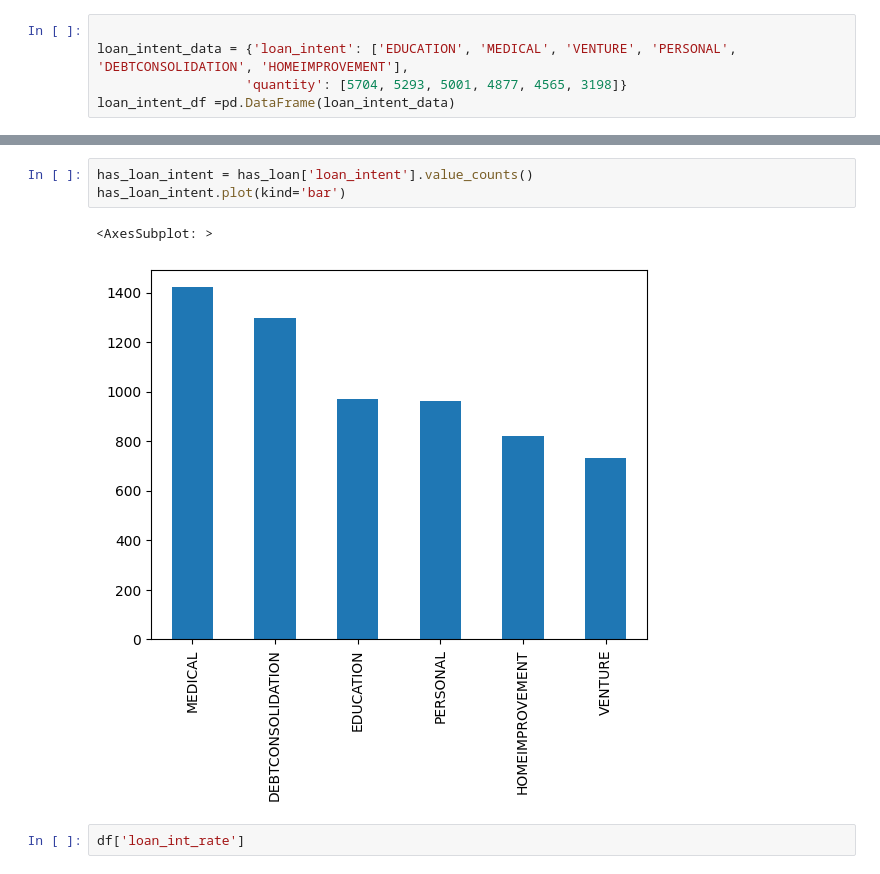
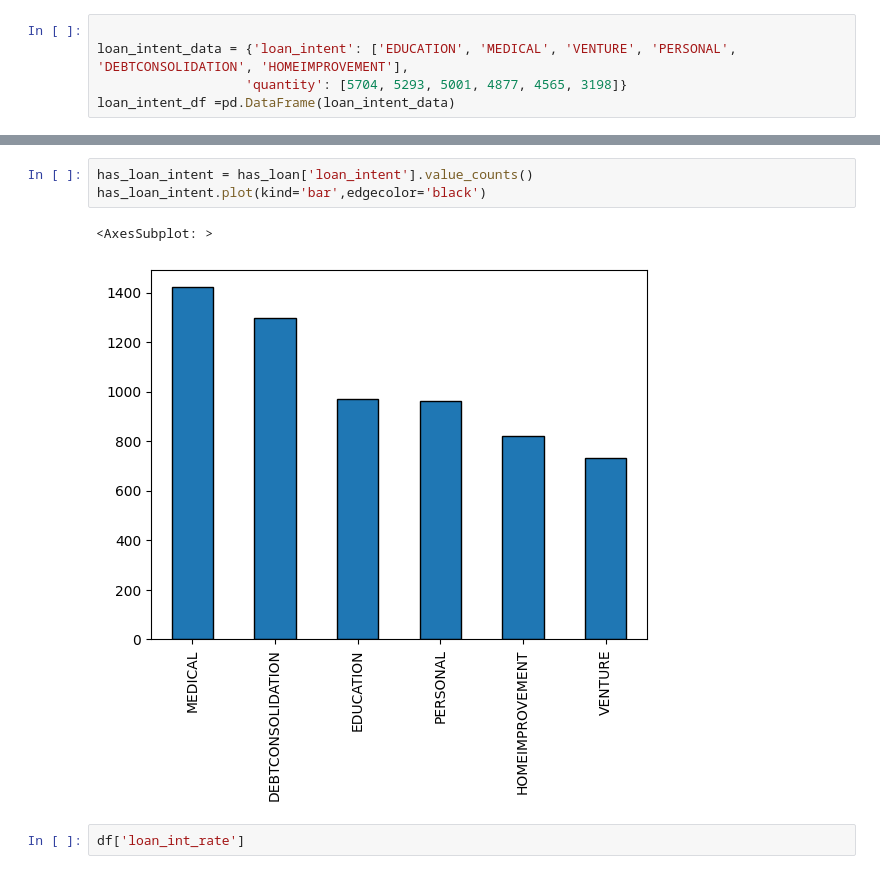
Before and after one commit to CarlosGG18/Credit-Risk-Analysis, a Jupyter notebook: Cleaning_EDA.ipynb, the cells around one changed output, grey strips where cells are left out. Cells and saved outputs as stored; diff of their text form.

```diff
--- a/Cleaning_EDA.ipynb
+++ b/Cleaning_EDA.ipynb
@@ -158,9 +158,9 @@ Text(0.5, 1.0, 'Loan Intent Categories and Percentages')
 # %%
 has_loan_intent = has_loan['loan_intent'].value_counts()
-has_loan_intent.plot(kind='bar')
+has_loan_intent.plot(kind='bar',edgecolor='black')
 # %% [output]
 <AxesSubplot: >
-[figure, old version]
+[figure, new version]
 # %%
 df['loan_int_rate']
 # %% [output]
```
Also changed, not shown: parts of 4 cells of this notebook.
